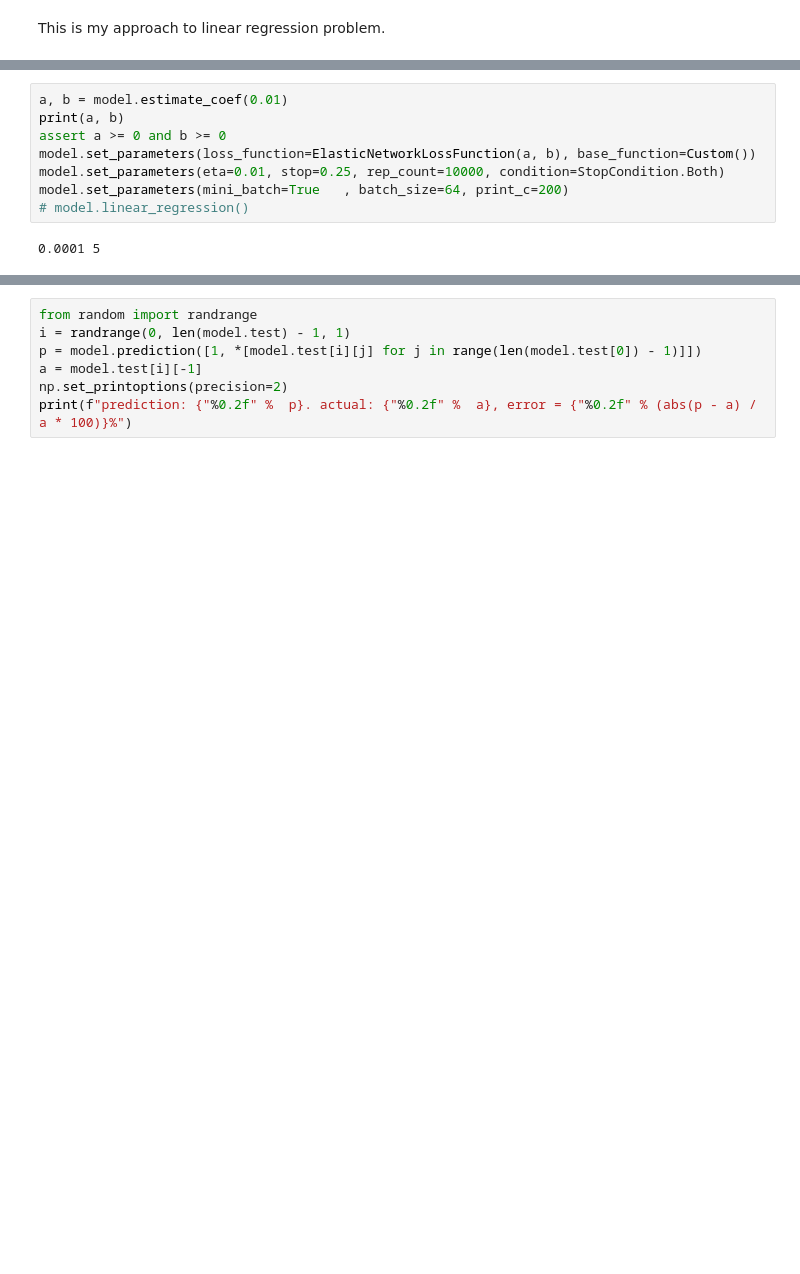
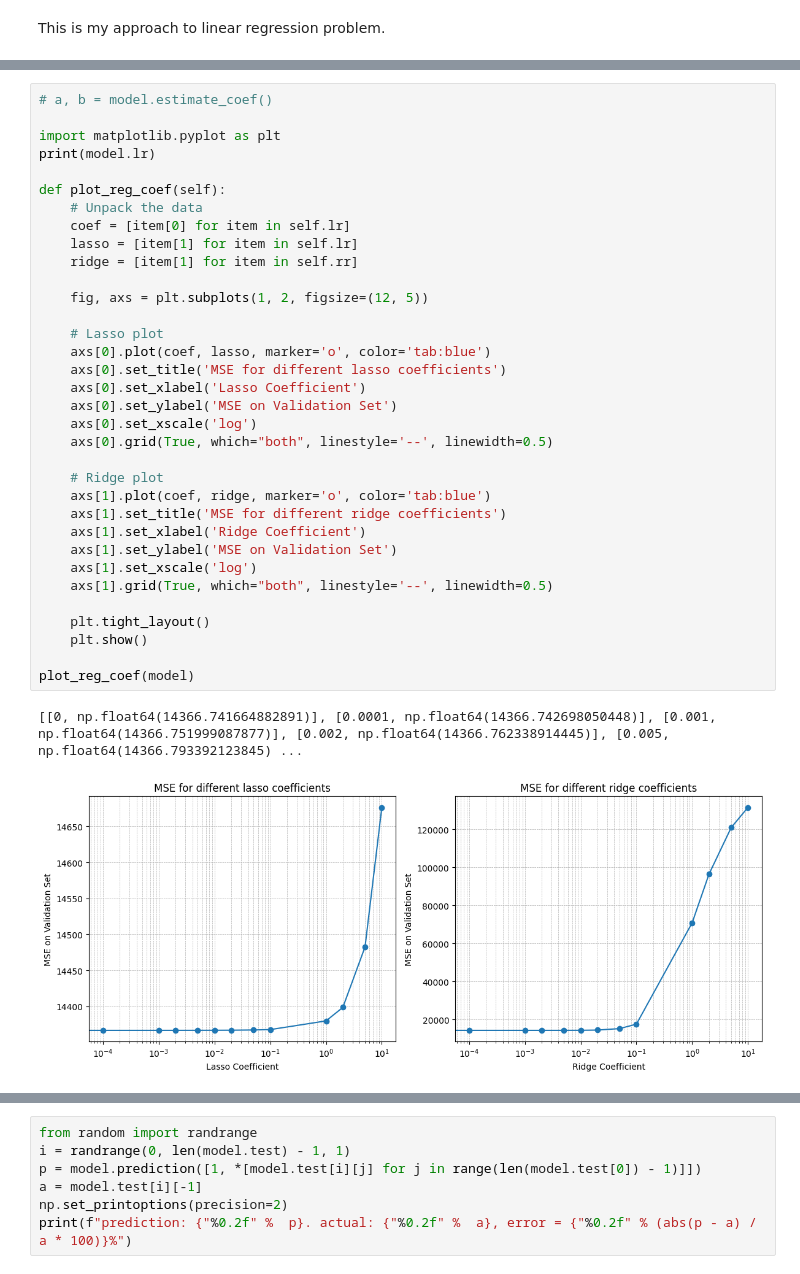
Before and after one commit to xAsylum/linear_regression, a Jupyter notebook: notebook.ipynb, the cells around one changed output, grey strips where cells are left out. Drawn from its saved outputs; the diff is of its cells as text; blank space fills up the shorter version.

```diff
--- a/notebook.ipynb
+++ b/notebook.ipynb
@@ -13,11 +12,38 @@ model.corr()
 [figure]
 # %%
-a, b = model.estimate_coef(0.01)
-print(a, b)
-assert a >= 0 and b >= 0
-model.set_parameters(loss_function=ElasticNetworkLossFunction(a, b), base_function=Custom())
-model.set_parameters(eta=0.01, stop=0.25, rep_count=10000, condition=StopCondition.Both)
-model.set_parameters(mini_batch=True   , batch_size=64, print_c=200)
-# model.linear_regression()
+# a, b = model.estimate_coef()
+
+import matplotlib.pyplot as plt
+print(model.lr)
+
+def plot_reg_coef(self):
+    # Unpack the data
+    coef = [item[0] for item in self.lr]
+    lasso = [item[1] for item in self.lr]
+    ridge = [item[1] for item in self.rr]
+
+    fig, axs = plt.subplots(1, 2, figsize=(12, 5))
+
+    # Lasso plot
+    axs[0].plot(coef, lasso, marker='o', color='tab:blue')
+    axs[0].set_title('MSE for different lasso coefficients')
+    axs[0].set_xlabel('Lasso Coefficient')
+    axs[0].set_ylabel('MSE on Validation Set')
+    axs[0].set_xscale('log')
+    axs[0].grid(True, which="both", linestyle='--', linewidth=0.5)
+
+    # Ridge plot
+    axs[1].plot(coef, ridge, marker='o', color='tab:blue')
+    axs[1].set_title('MSE for different ridge coefficients')
+    axs[1].set_xlabel('Ridge Coefficient')
+    axs[1].set_ylabel('MSE on Validation Set')
+    axs[1].set_xscale('log')
+    axs[1].grid(True, which="both", linestyle='--', linewidth=0.5)
+
+    plt.tight_layout()
+    plt.show()
+
+plot_reg_coef(model)
 # %% [output]
-0.0001 5
+[[0, np.float64(14366.741664882891)], [0.0001, np.float64(14366.742698050448)], [0.001, np.float64(14366.751999087877)], [0.002, np.float64(14366.762338914445)], [0.005, np.float64(14366.793392123845) ...
+[figure, added]
```
Also changed, not shown: parts of 9 cells of this notebook, 10 other files.
